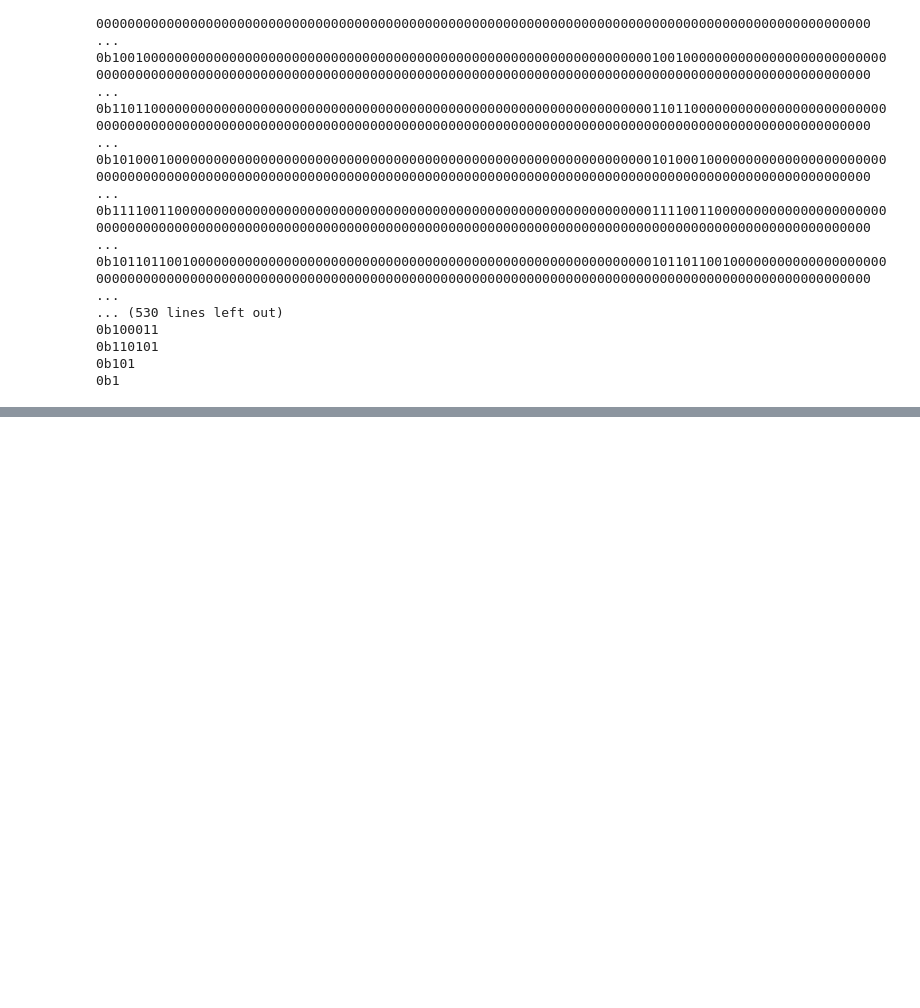
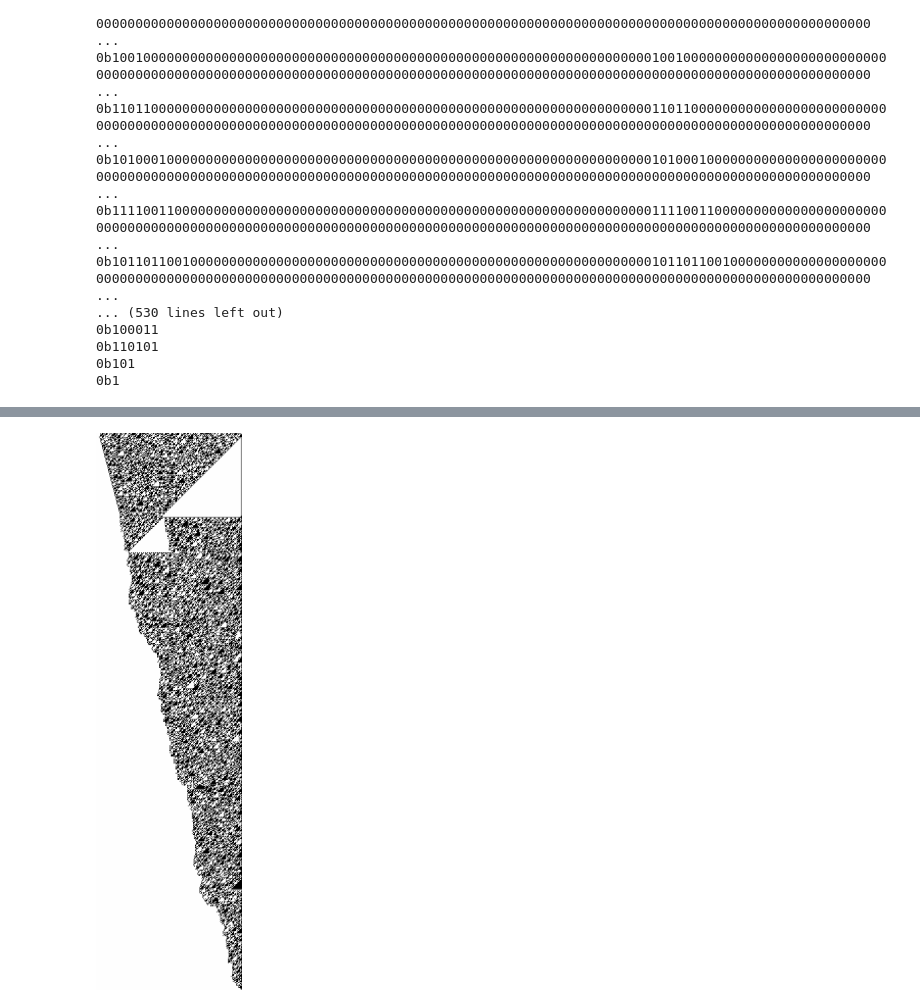
Before and after one commit to shariq/collatz, a Jupyter notebook: collatz.ipynb, the cells around one changed output, grey strips where cells are left out. Cells and saved outputs as stored; diff of their text form; code cells hidden in the pictures; blank space fills up the shorter version.

```diff
--- a/collatz.ipynb
+++ b/collatz.ipynb
@@ -59,0 +58,4 @@ render_binary_collatz(cool_program)
+# %%
+render_collatz(cool_program, 3)
+# %% [output]
+[figure, added]
```
Also changed, not shown: parts of 3 cells of this notebook.
